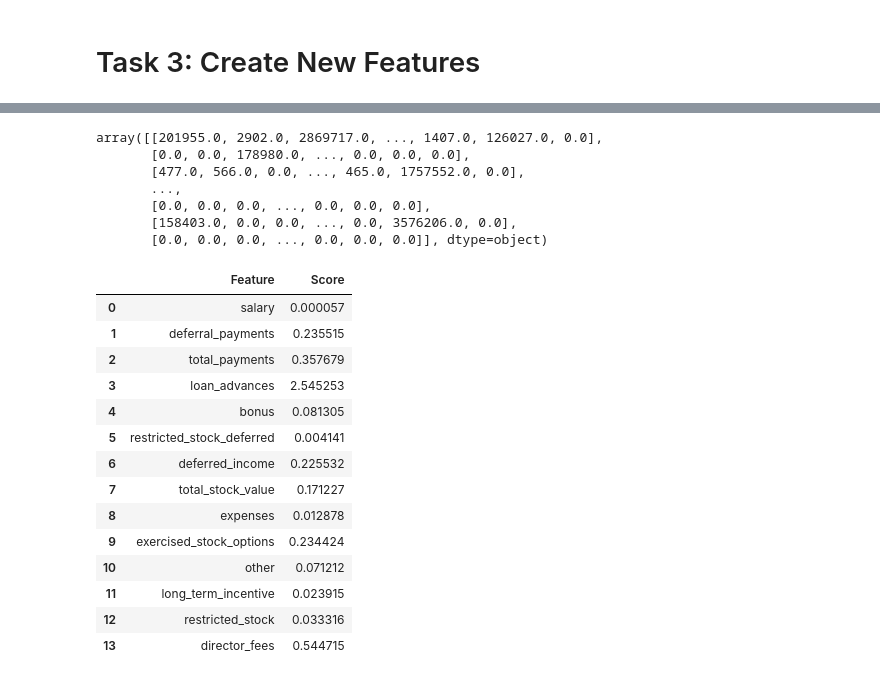
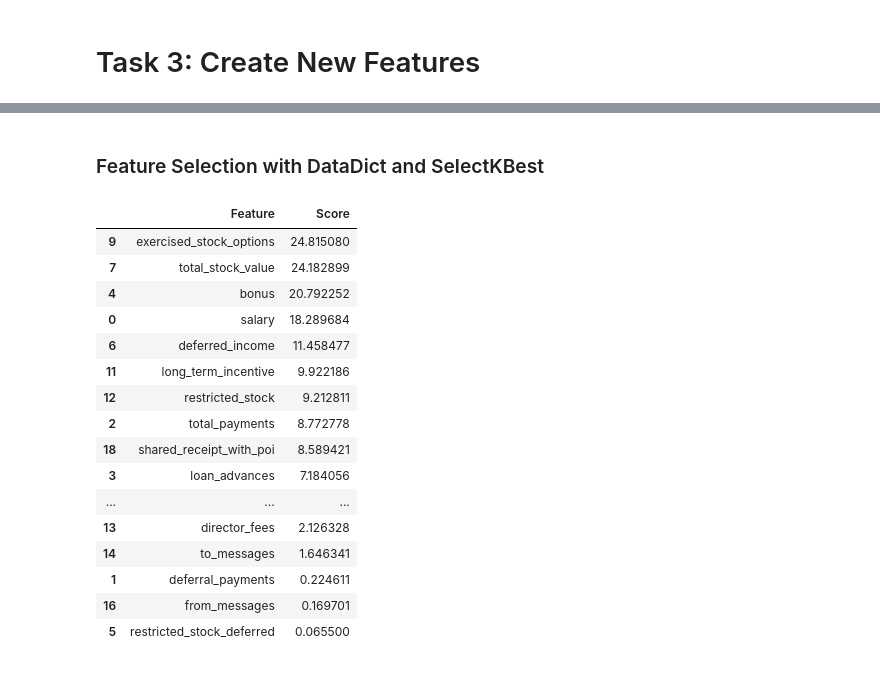
Before and after one commit to trenton3983/ud120-projects, a Jupyter notebook: ML_Project_Research.ipynb, the cells around one changed output, grey strips where cells are left out. Drawn from its saved outputs; the diff is of its cells as text; code cells hidden in the pictures.

```diff
--- a/ML_Project_Research.ipynb
+++ b/ML_Project_Research.ipynb
@@ -268,10 +212,0 @@ df.head(8)
-# %%
-df.values
-# %% [output]
-array([[201955.0, 2902.0, 2869717.0, ..., 1407.0, 126027.0, 0.0],
-       [0.0, 0.0, 178980.0, ..., 0.0, 0.0, 0.0],
-       [477.0, 566.0, 0.0, ..., 465.0, 1757552.0, 0.0],
-       ...,
-       [0.0, 0.0, 0.0, ..., 0.0, 0.0, 0.0],
-       [158403.0, 0.0, 0.0, ..., 0.0, 3576206.0, 0.0],
-       [0.0, 0.0, 0.0, ..., 0.0, 0.0, 0.0]], dtype=object)
@@ -287,18 +213,31 @@ score_chart_df = pd.DataFrame(score_chart, columns=['Feature', 'Score'])
-# %%
-score_chart_df
-# %% [output]
-|  | Feature | Score |
-| 0 | salary | 0.000057 |
-| 1 | deferral_payments | 0.235515 |
-| 2 | total_payments | 0.357679 |
-| 3 | loan_advances | 2.545253 |
-| 4 | bonus | 0.081305 |
-| 5 | restricted_stock_deferred | 0.004141 |
-| 6 | deferred_income | 0.225532 |
-| 7 | total_stock_value | 0.171227 |
-| 8 | expenses | 0.012878 |
-| 9 | exercised_stock_options | 0.234424 |
-| 10 | other | 0.071212 |
-| 11 | long_term_incentive | 0.023915 |
-| 12 | restricted_stock | 0.033316 |
-| 13 | director_fees | 0.544715 |
+# %% [markdown]
+### Feature Selection with DataDict and SelectKBest
+# %%
+# Remove categorical features
+feature_list.remove('email_address')
+
+# Uses the UDACITY ML Class method of formatting the labels and features
+# 'poi' removed inside featureFormat
+data = featureFormat(data_dict, feature_list, sort_keys = True)
+labels, features = targetFeatureSplit(data)
+
+# Call selectKbest wrapper
+select_k_best(features=features, labels=labels)
+# %% [output]
+|  | Feature | Score |
+| 9 | exercised_stock_options | 24.815080 |
+| 7 | total_stock_value | 24.182899 |
+| 4 | bonus | 20.792252 |
+| 0 | salary | 18.289684 |
+| 6 | deferred_income | 11.458477 |
+| 11 | long_term_incentive | 9.922186 |
+| 12 | restricted_stock | 9.212811 |
+| 2 | total_payments | 8.772778 |
+| 18 | shared_receipt_with_poi | 8.589421 |
+| 3 | loan_advances | 7.184056 |
+| ... | ... | ... |
+| 13 | director_fees | 2.126328 |
+| 14 | to_messages | 1.646341 |
+| 1 | deferral_payments | 0.224611 |
+| 16 | from_messages | 0.169701 |
+| 5 | restricted_stock_deferred | 0.065500 |
```
Also changed, not shown: parts of 33 cells of this notebook.
